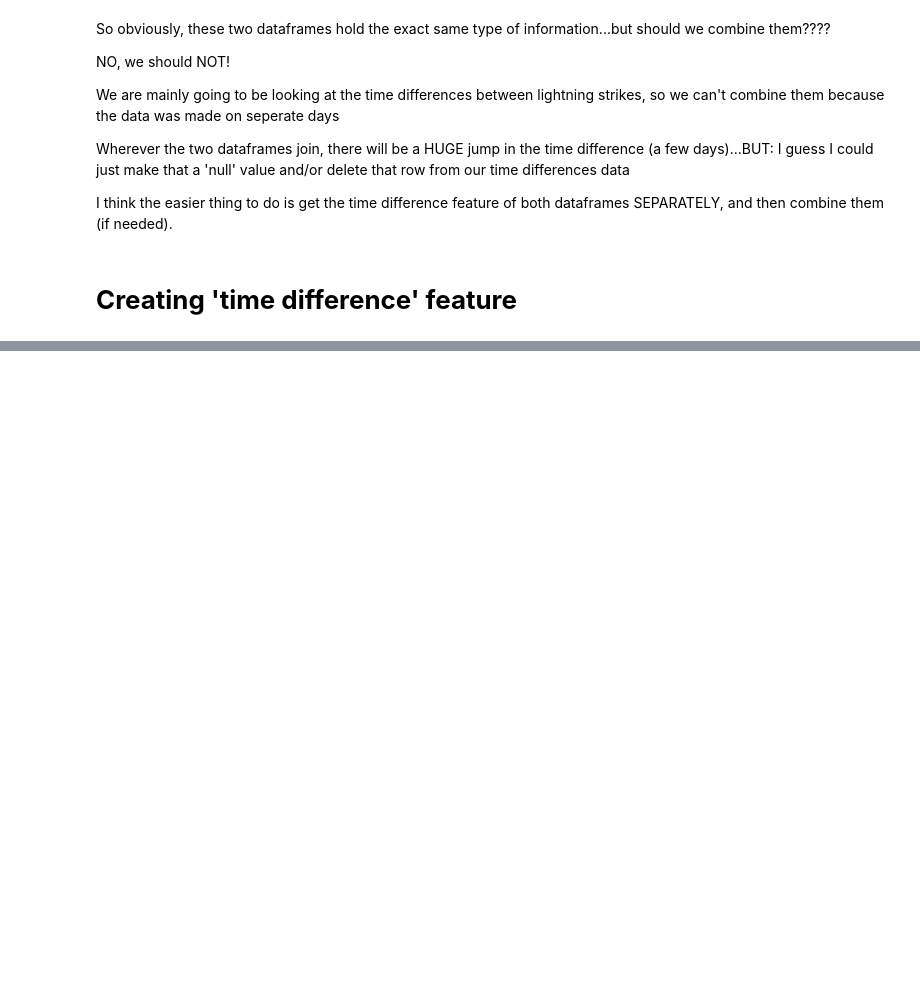
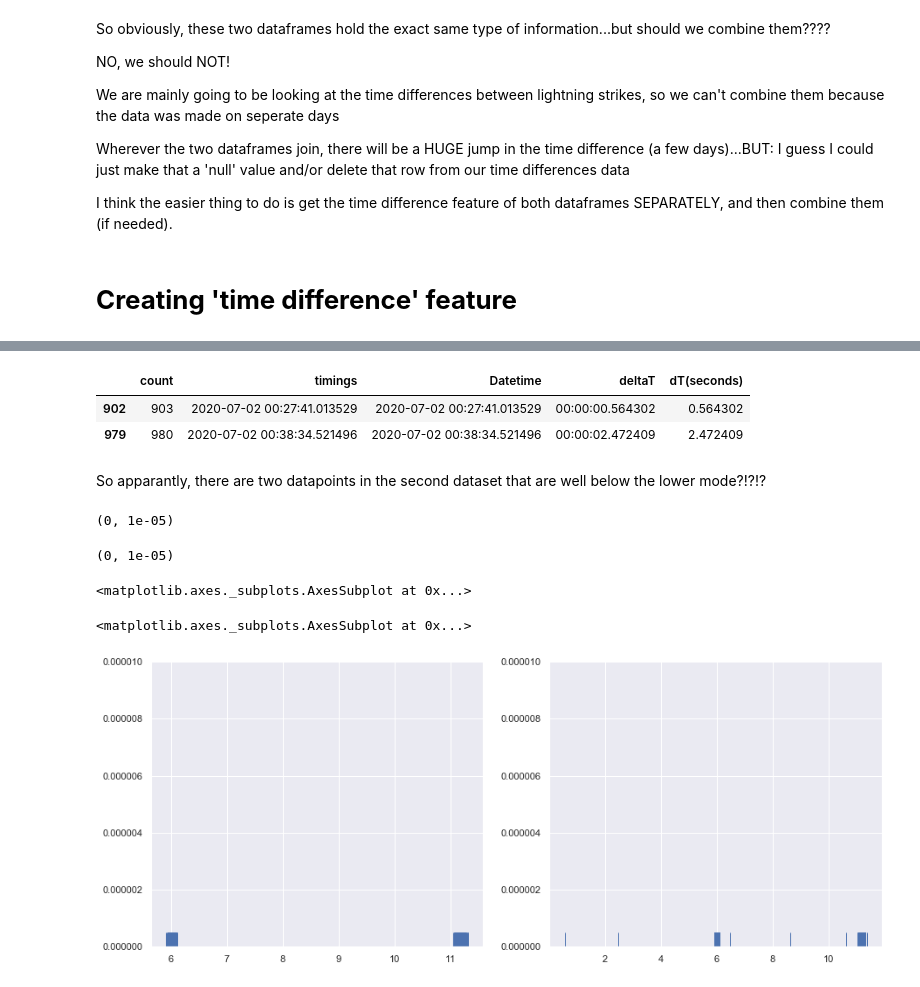
Before and after one commit to aj112358/FFX-Computer-Vision, a Jupyter notebook: FFX_Analysis.ipynb, the cells around one changed output, grey strips where cells are left out. Drawn from its saved outputs; the diff is of its cells as text; code cells hidden in the pictures; blank space fills up the shorter version.

Commit message:
worked on data visualizations

```diff
--- a/FFX_Analysis.ipynb
+++ b/FFX_Analysis.ipynb
@@ -546,0 +518,2 @@ plt.scatter(x,y)
+# %%
+ffx_cleaned["deltaT"] = ffx_cleaned["Datetime"] - ffx_cleaned["Datetime"].shift(1)
@@ -546,0 +537,2 @@ plt.scatter(x,y)
+# %%
+ffx_cleaned["dT(seconds)"] = [ffx_cleaned["deltaT"][i].seconds + ffx_cleaned["deltaT"][i].microseconds * 10**(-6) for i in range(0,len(ffx_cleaned["deltaT"]))]
@@ -546,0 +566,4 @@ plt.scatter(x,y)
+# %%
+ffx2_cleaned["deltaT"] = ffx2_cleaned["Datetime"] - ffx2_cleaned["Datetime"].shift(1)
+
+ffx2_cleaned["dT(seconds)"] = [ffx2_cleaned["deltaT"][i].seconds + ffx2_cleaned["deltaT"][i].microseconds * 10**(-6) for i in range(1,len(ffx2_cleaned["deltaT"])+1)]
@@ -546,0 +632,21 @@ plt.scatter(x,y)
+# %%
+ffx2_cleaned[ffx2_cleaned["dT(seconds)"]<4]
+# %% [output]
+|  | count | timings | Datetime | deltaT | dT(seconds) |
+| 902 | 903 | 2020-07-02 00:27:41.013529 | 2020-07-02 00:27:41.013529 | 00:00:00.564302 | 0.564302 |
+| 979 | 980 | 2020-07-02 00:38:34.521496 | 2020-07-02 00:38:34.521496 | 00:00:02.472409 | 2.472409 |
+# %% [markdown]
+So apparantly, there are two datapoints in the second dataset that are well below the lower mode?!?!?
+# %%
+fig3, axes3 = plt.subplots(nrows=1, ncols=2, figsize=(15,6))
+# axes3[0].set_ylim([0,0.00001])
+# axes3[1].set_ylim([0,0.00001])
+
+sns.rugplot(ffx_cleaned["dT(seconds)"], ax=axes3[0])
+sns.rugplot(ffx2_cleaned["dT(seconds)"], ax=axes3[1])
+# %% [output]
+(0, 1e-05)
+(0, 1e-05)
+<matplotlib.axes._subplots.AxesSubplot at 0x...>
+<matplotlib.axes._subplots.AxesSubplot at 0x...>
+[figure, added]
```
Also changed, not shown: parts of 37 cells of this notebook.
